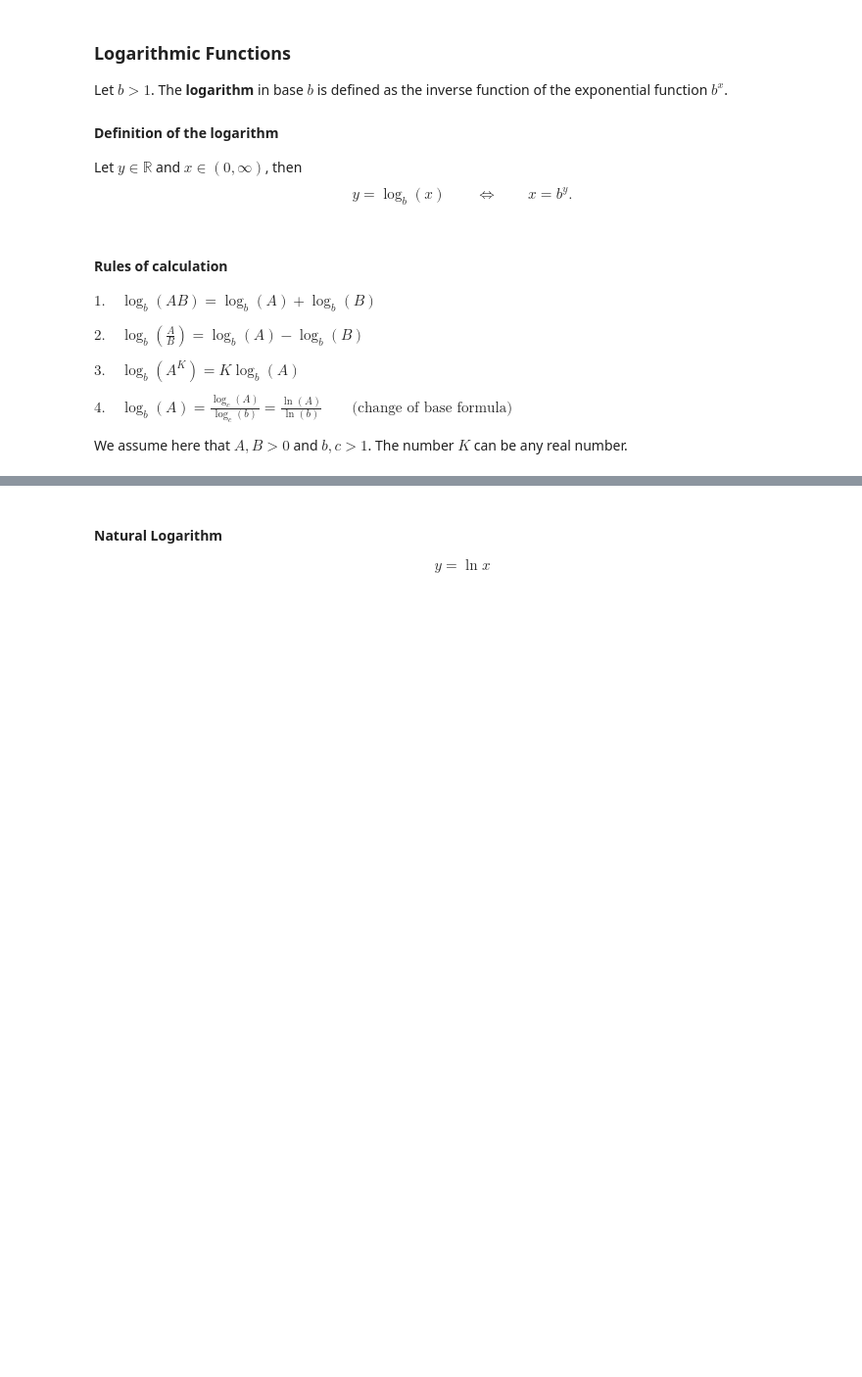
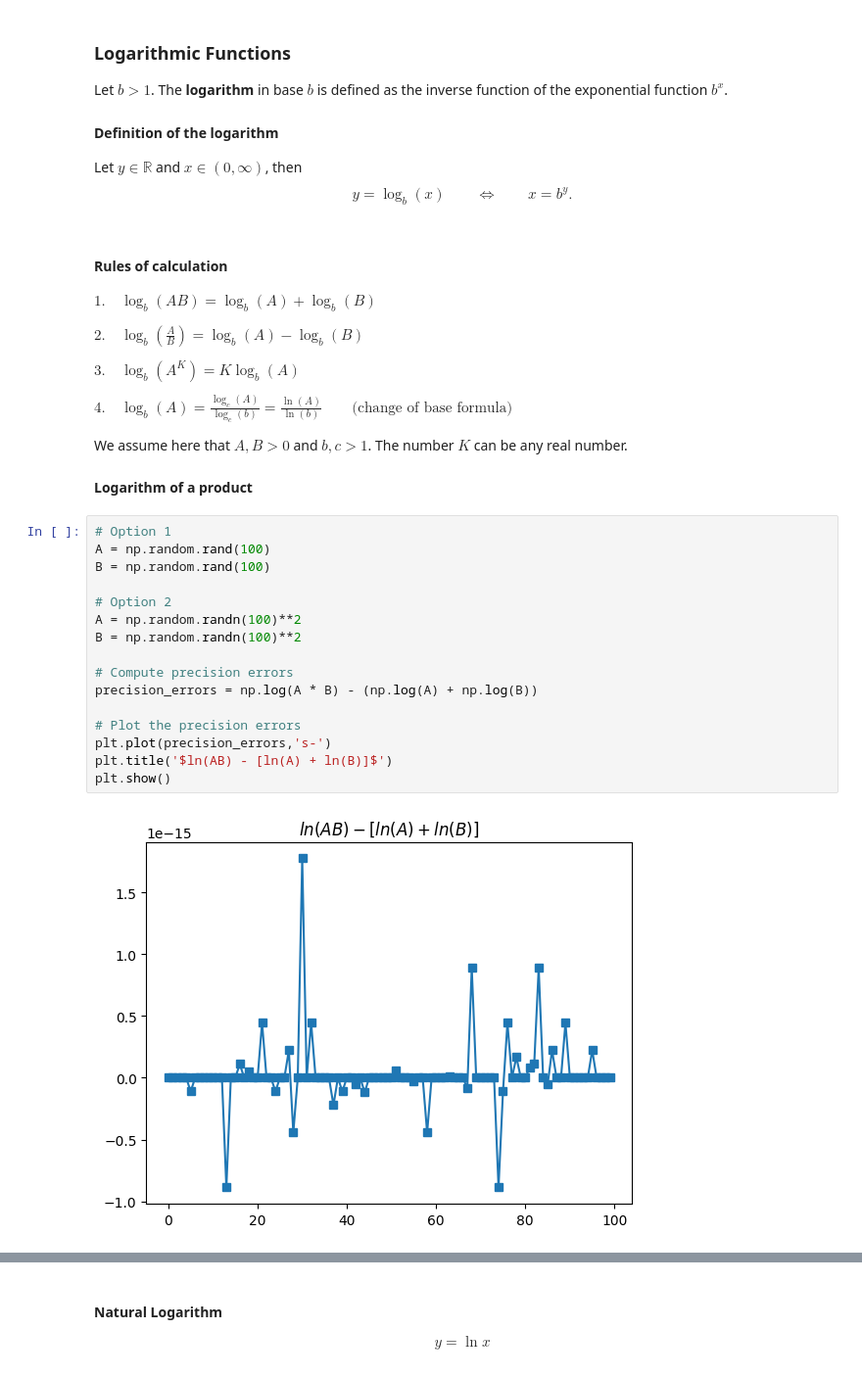
Before and after one commit to wanyingng/Calculus, a Jupyter notebook: 01-functions/functions.ipynb, the cells around one changed output, grey strips where cells are left out. Shown at 98% size. Saved outputs shown, nothing was run; the diff lists cells and outputs as text; blank space fills up the shorter version.

```diff
--- a/01-functions/functions.ipynb
+++ b/01-functions/functions.ipynb
@@ -696,3 +697,23 @@ $3. \quad \log_b(A^K) = K\log_b(A)$
 $4. \quad \log_b(A) = \frac{\log_c(A)}{\log_c(b)} = \frac{\ln(A)}{\ln(b)} \qquad \text{(change of base formula)}$
 
 We assume here that $A, B \gt 0$ and $b, c \gt 1$. The number $K$ can be any real number.
+# %% [markdown]
+**Logarithm of a product**
+# %%
+# Option 1
+A = np.random.rand(100)
+B = np.random.rand(100)
+
+# Option 2
+A = np.random.randn(100)**2
+B = np.random.randn(100)**2
+
+# Compute precision errors
+precision_errors = np.log(A * B) - (np.log(A) + np.log(B))
+
+# Plot the precision errors
+plt.plot(precision_errors,'s-')
+plt.title('$ln(AB) - [ln(A) + ln(B)]$')
+plt.show()
+# %% [output]
+[figure, added]
```
Also changed, not shown: parts of 9 cells of this notebook.
